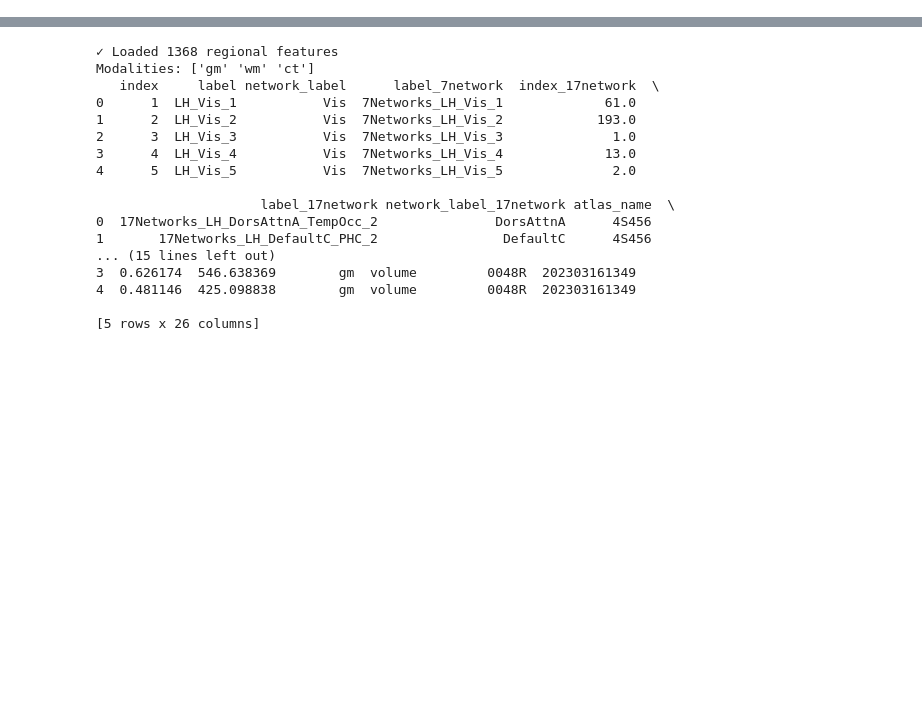
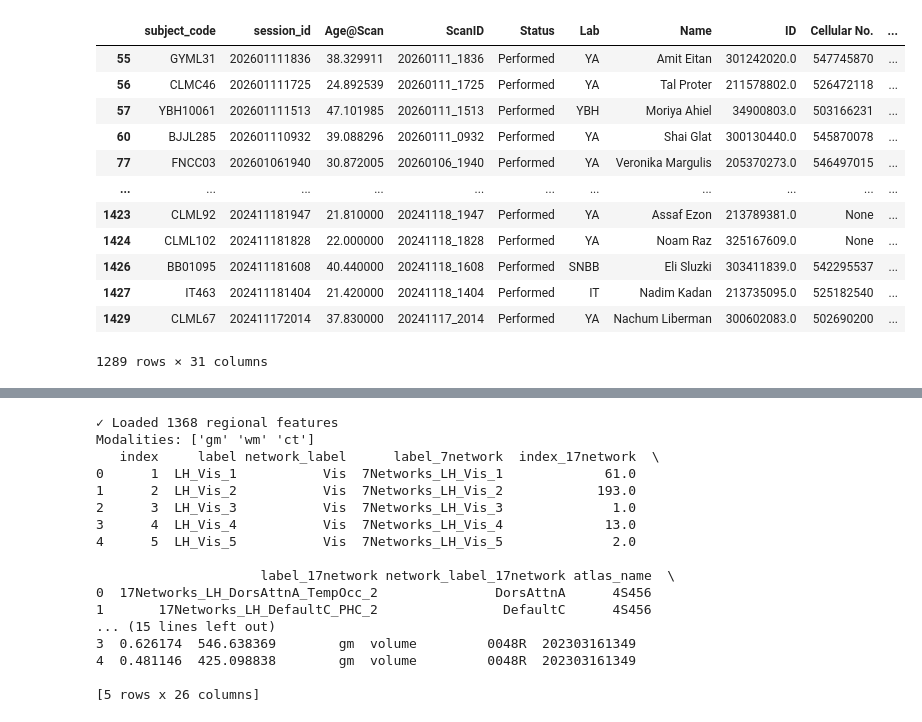
Before and after one commit to GalKepler/NeuroAlign-preprocessing, a Jupyter notebook: notebooks/01_test_data_loading.ipynb, the cells around one changed output, grey strips where cells are left out. Saved outputs shown, nothing was run; the diff lists cells and outputs as text; code cells hidden in the pictures; blank space fills up the shorter version.

```diff
--- a/notebooks/01_test_data_loading.ipynb
+++ b/notebooks/01_test_data_loading.ipynb
@@ -12,4 +14,21 @@ load_dotenv()
 import pandas as pd
 
 store = FeatureStore("/media/storage/neuroalign/data")
+# %%
+md = store.load_metadata()
+md[md["anatomical_gm_loaded"]]
+# %% [output]
+|  | subject_code | session_id | Age@Scan | ScanID | Status | Lab | Name | ID | Cellular No. | ... |
+| 55 | GYML31 | 202601111836 | 38.329911 | 20260111_1836 | Performed | YA | Amit Eitan | 301242020.0 | 547745870 | ... |
+| 56 | CLMC46 | 202601111725 | 24.892539 | 20260111_1725 | Performed | YA | Tal Proter | 211578802.0 | 526472118 | ... |
+| 57 | YBH10061 | 202601111513 | 47.101985 | 20260111_1513 | Performed | YBH | Moriya Ahiel | 34900803.0 | 503166231 | ... |
+| 60 | BJJL285 | 202601110932 | 39.088296 | 20260111_0932 | Performed | YA | Shai Glat | 300130440.0 | 545870078 | ... |
+| 77 | FNCC03 | 202601061940 | 30.872005 | 20260106_1940 | Performed | YA | Veronika Margulis | 205370273.0 | 546497015 | ... |
+| ... | ... | ... | ... | ... | ... | ... | ... | ... | ... | ... |
+| 1423 | CLML92 | 202411181947 | 21.810000 | 20241118_1947 | Performed | YA | Assaf Ezon | 213789381.0 | None | ... |
+| 1424 | CLML102 | 202411181828 | 22.000000 | 20241118_1828 | Performed | YA | Noam Raz | 325167609.0 | None | ... |
+| 1426 | BB01095 | 202411181608 | 40.440000 | 20241118_1608 | Performed | SNBB | Eli Sluzki | 303411839.0 | 542295537 | ... |
+| 1427 | IT463 | 202411181404 | 21.420000 | 20241118_1404 | Performed | IT | Nadim Kadan | 213735095.0 | 525182540 | ... |
+| 1429 | CLML67 | 202411172014 | 37.830000 | 20241117_2014 | Performed | YA | Nachum Liberman | 300602083.0 | 502690200 | ... |
+1289 rows × 31 columns
 # %%
```
Also changed, not shown: parts of 3 cells of this notebook, 6 other files.
